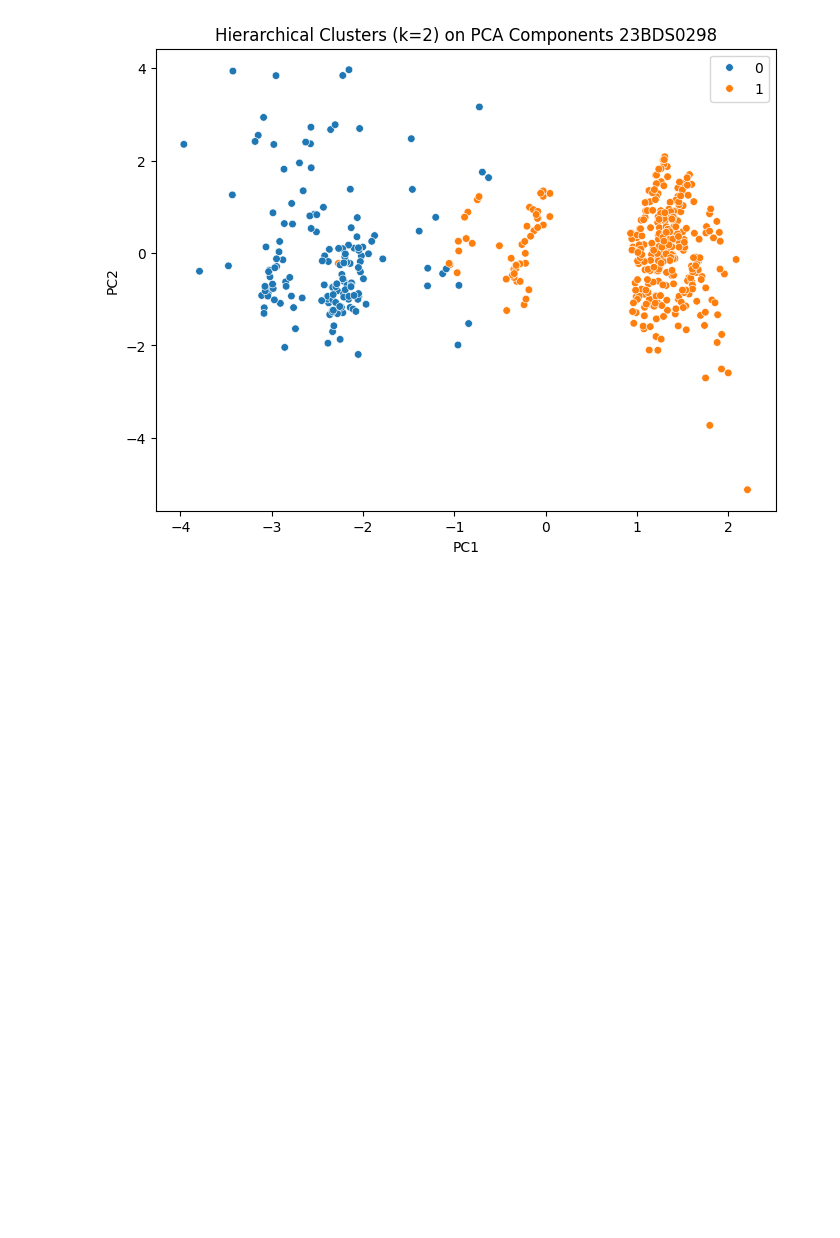
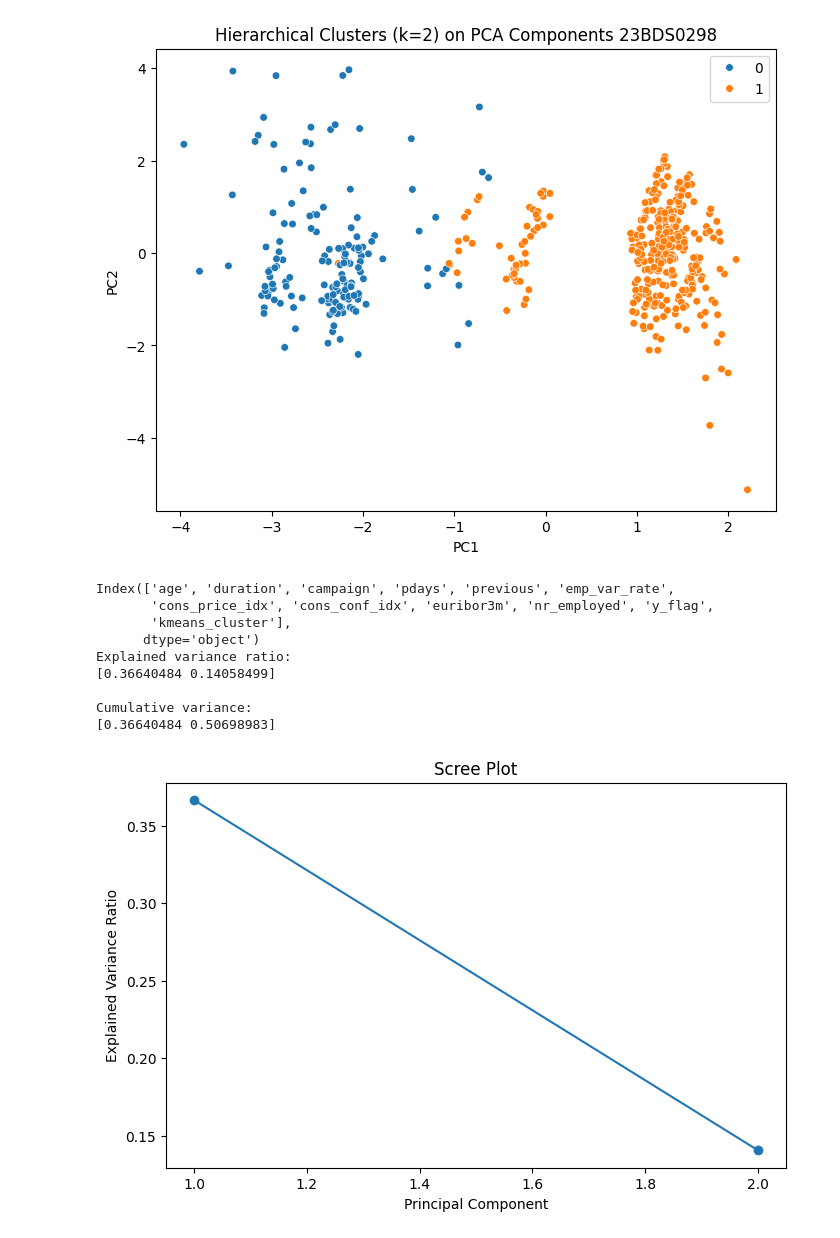
Before and after one commit to sadhaaa/sadhapaEDA, a Jupyter notebook: EDA_Phase1.ipynb, the cells around one changed output. Cells and saved outputs as stored; diff of their text form; code cells hidden in the pictures; blank space fills up the shorter version.

```diff
--- a/EDA_Phase1.ipynb
+++ b/EDA_Phase1.ipynb
@@ -576,3 +574,37 @@ hc_cluster
 1                  -39.57        4.8    0.04
 2                  -43.25        1.2    0.21
 [figure]
+# %%
+#15.PCA
+from sklearn.preprocessing import StandardScaler
+from sklearn.decomposition import PCA
+
+X = df.select_dtypes(include='number')
+print(X.columns)
+
+scaler = StandardScaler()
+X_scaled = scaler.fit_transform(X)
+
+print("Explained variance ratio:")
+print(pca.explained_variance_ratio_)
+print("\nCumulative variance:")
+print(np.cumsum(pca.explained_variance_ratio_))
+
+#scree plot
+plt.figure(figsize=(8,5))
+plt.plot(range(1, len(pca.explained_variance_ratio_) + 1), pca.explained_variance_ratio_, marker='o')
+plt.title('Scree Plot')
+plt.xlabel('Principal Component')
+plt.ylabel('Explained Variance Ratio')
+plt.show()
+# %% [output]
+Index(['age', 'duration', 'campaign', 'pdays', 'previous', 'emp_var_rate',
+       'cons_price_idx', 'cons_conf_idx', 'euribor3m', 'nr_employed', 'y_flag',
+       'kmeans_cluster'],
+      dtype='object')
+Explained variance ratio:
+[0.36640484 0.14058499]
+
+Cumulative variance:
+[0.36640484 0.50698983]
+[figure, added]
```
Also changed, not shown: parts of 3 cells of this notebook.
